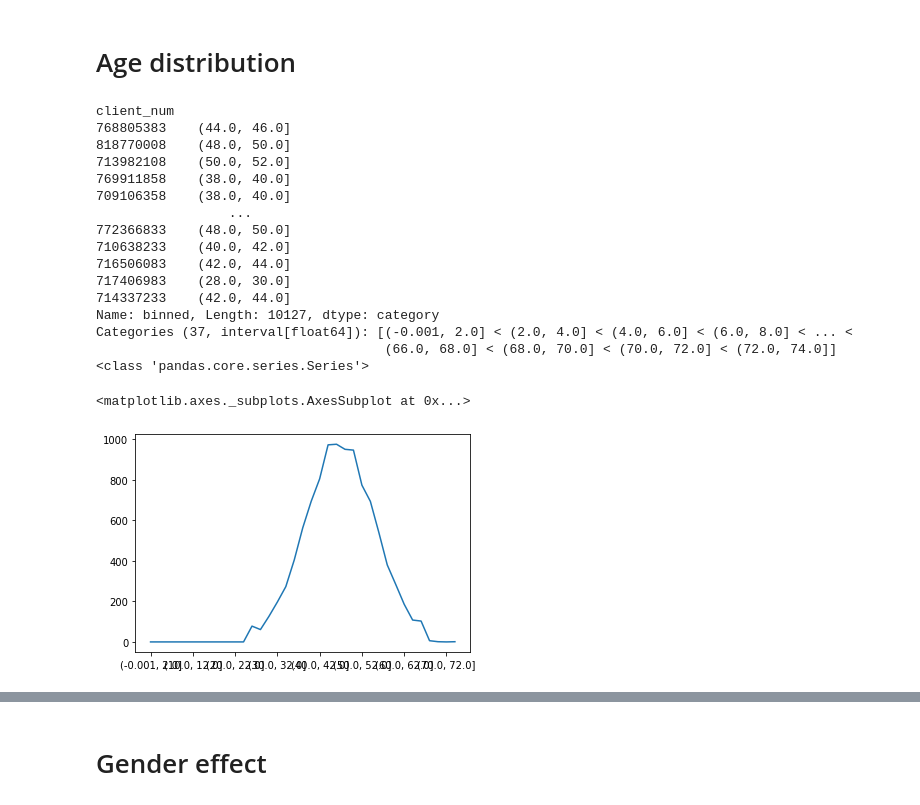
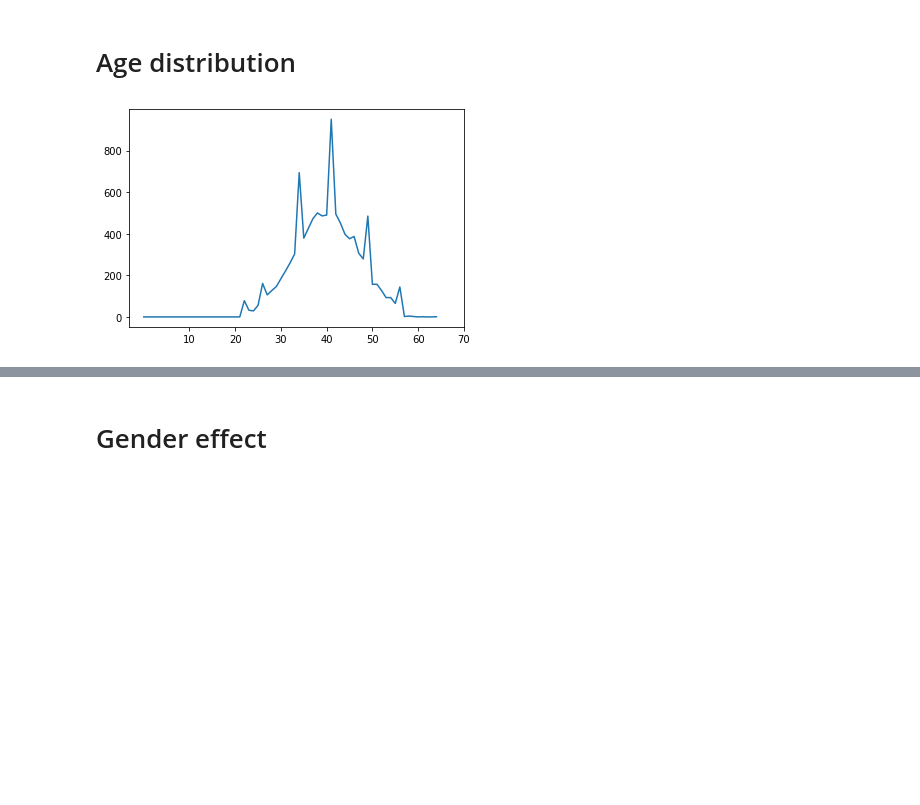
Before and after one commit to drbarak/Project2_EDA, a Jupyter notebook: Project2_EDA.ipynb, the cells around one changed output, grey strips where cells are left out. Cells and saved outputs as stored; diff of their text form; code cells hidden in the pictures; blank space fills up the shorter version.

```diff
--- a/Project2_EDA.ipynb
+++ b/Project2_EDA.ipynb
@@ -611,12 +753,8 @@ df['total_revolving_bal'].plot(kind='hist')
 # %%
-def makebins(col, interval):
+def makebins(col, interval, start=0):
   max_ = col.max()
   nbins = int(max_/interval) + 1
   max250 = (nbins)*interval
-  bins = np.linspace(0, max250, nbins + 1)
+  bins = np.linspace(start, max250, nbins + 1)
   #p(bins)
   return bins
-bins = makebins(df['total_revolving_bal'], 250)
-df['binned'] = pd.cut(df['total_revolving_bal'], bins, include_lowest=True)
-p(df['binned'])
-df.total_revolving_bal.head()
@@ -773,0 +922,5 @@ Name: binned, dtype: int64
+# %%
+bins = makebins(df['total_amt_chng_q4_q1'], 0.4)
+df['binned'] = pd.cut(df['total_amt_chng_q4_q1'], bins, include_lowest=True)
+p(df['binned'].head(), '\n')
+df.total_amt_chng_q4_q1.head()
@@ -786,30 +977,18 @@ df.describe()
 # %% [markdown]
 # Age distribution
 # %%
-bins = makebins(df['age'], 2)
+bins = makebins(df['age'], 1.14, 0.5)
 df['binned'] = pd.cut(df['age'], bins, include_lowest=True)
-p(df['binned'])
+#p(df['binned'])
 #p(df.binned.value_counts())
 s = df.binned.value_counts(sort=False)
-p(type(s))
-s[s > 0]
-s.plot()
+#p(type(s))
+#s[s > 0]
+l = [10, 20, 30, 40, 50, 60, 70]
+ax = s.plot(xticks = l)
+  # change the x ticks from the defualt one that is not readable
+ax.set_xticklabels(l)
+  # the next line is needed to suppress matplotlib returned values that is printed
+plt.show()
 # %% [output]
-client_num
-768805383    (44.0, 46.0]
-818770008    (48.0, 50.0]
-713982108    (50.0, 52.0]
-769911858    (38.0, 40.0]
-709106358    (38.0, 40.0]
-                 ...
-772366833    (48.0, 50.0]
-710638233    (40.0, 42.0]
-716506083    (42.0, 44.0]
-717406983    (28.0, 30.0]
-714337233    (42.0, 44.0]
-Name: binned, Length: 10127, dtype: category
-Categories (37, interval[float64]): [(-0.001, 2.0] < (2.0, 4.0] < (4.0, 6.0] < (6.0, 8.0] < ... <
-                                     (66.0, 68.0] < (68.0, 70.0] < (70.0, 72.0] < (72.0, 74.0]]
-<class 'pandas.core.series.Series'>
-<matplotlib.axes._subplots.AxesSubplot at 0x...>
-[figure, old version]
+[figure, new version]
```
Also changed, not shown: parts of 94 cells of this notebook.
